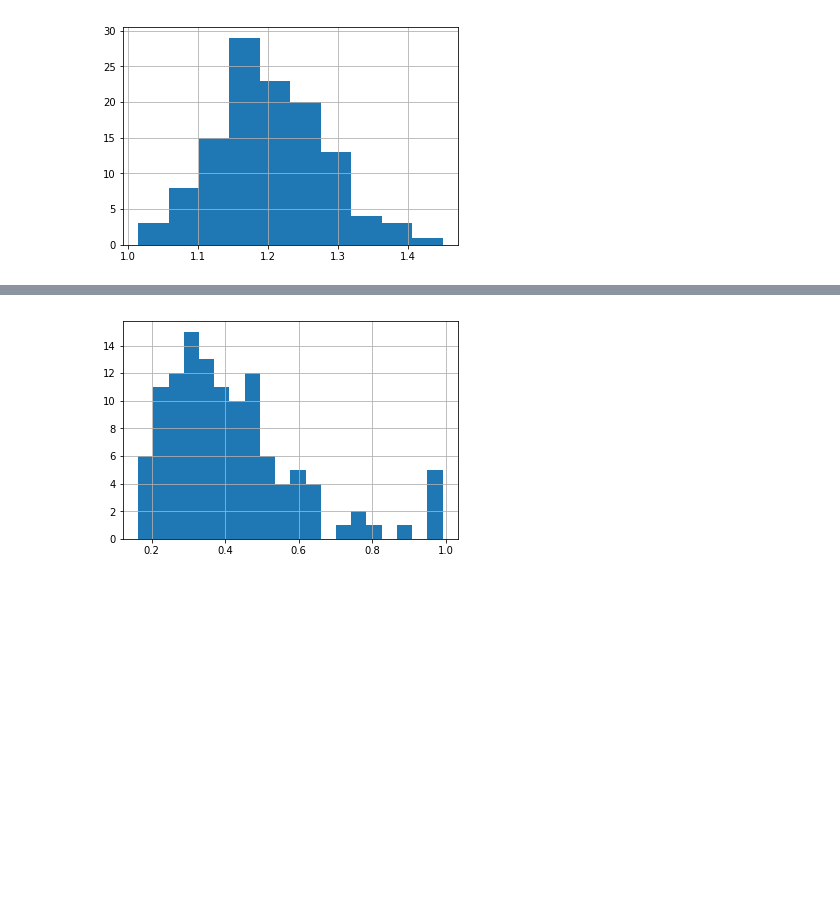
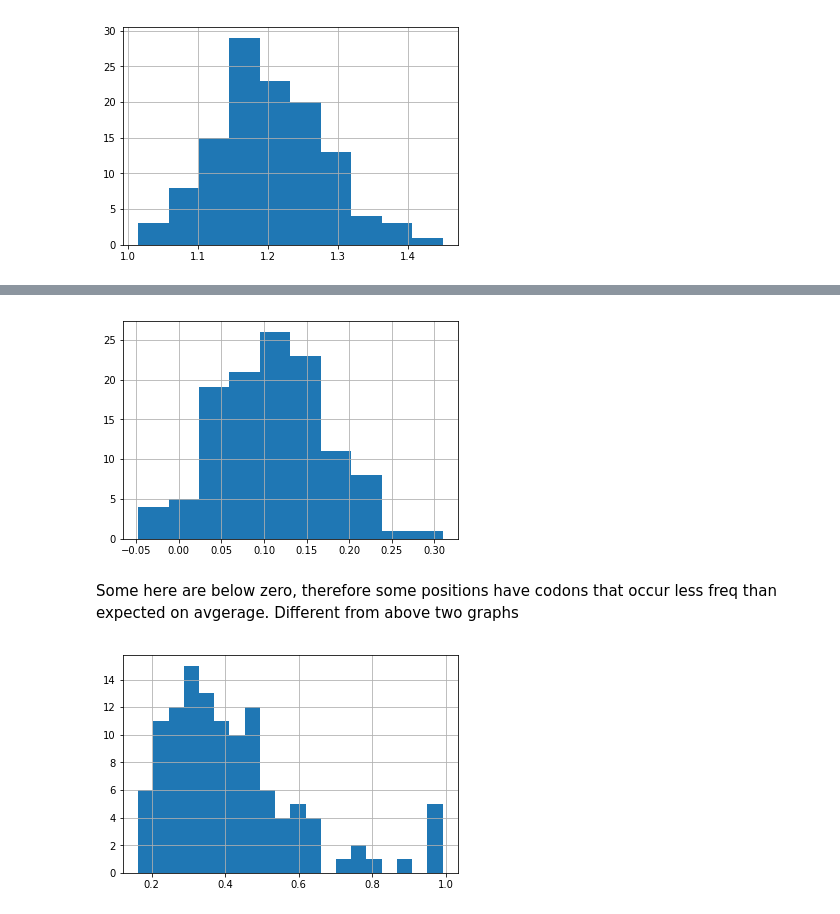
Before and after one commit to Fritos121/Codon-Usage-IDRs, a Jupyter notebook: plot_columns_P0A850.ipynb, the cells around one changed output, grey strips where cells are left out. Saved outputs shown, nothing was run; the diff lists cells and outputs as text; code cells hidden in the pictures; blank space fills up the shorter version.

```diff
--- a/plot_columns_P0A850.ipynb
+++ b/plot_columns_P0A850.ipynb
@@ -50,3 +56,9 @@ df_clean['Avg Frequency Ratio'].hist();
+# %%
+df_clean['Avg Log Odds Frequency'].hist();
+# %% [output]
+[figure, added]
+# %% [markdown]
+Some here are below zero, therefore some positions have codons that occur less freq than expected on avgerage. Different from above two graphs
 # %%
 df_clean['Percent Identity'].hist(bins = 20);
 # %% [output]
```
Also changed, not shown: parts of 46 cells of this notebook.
